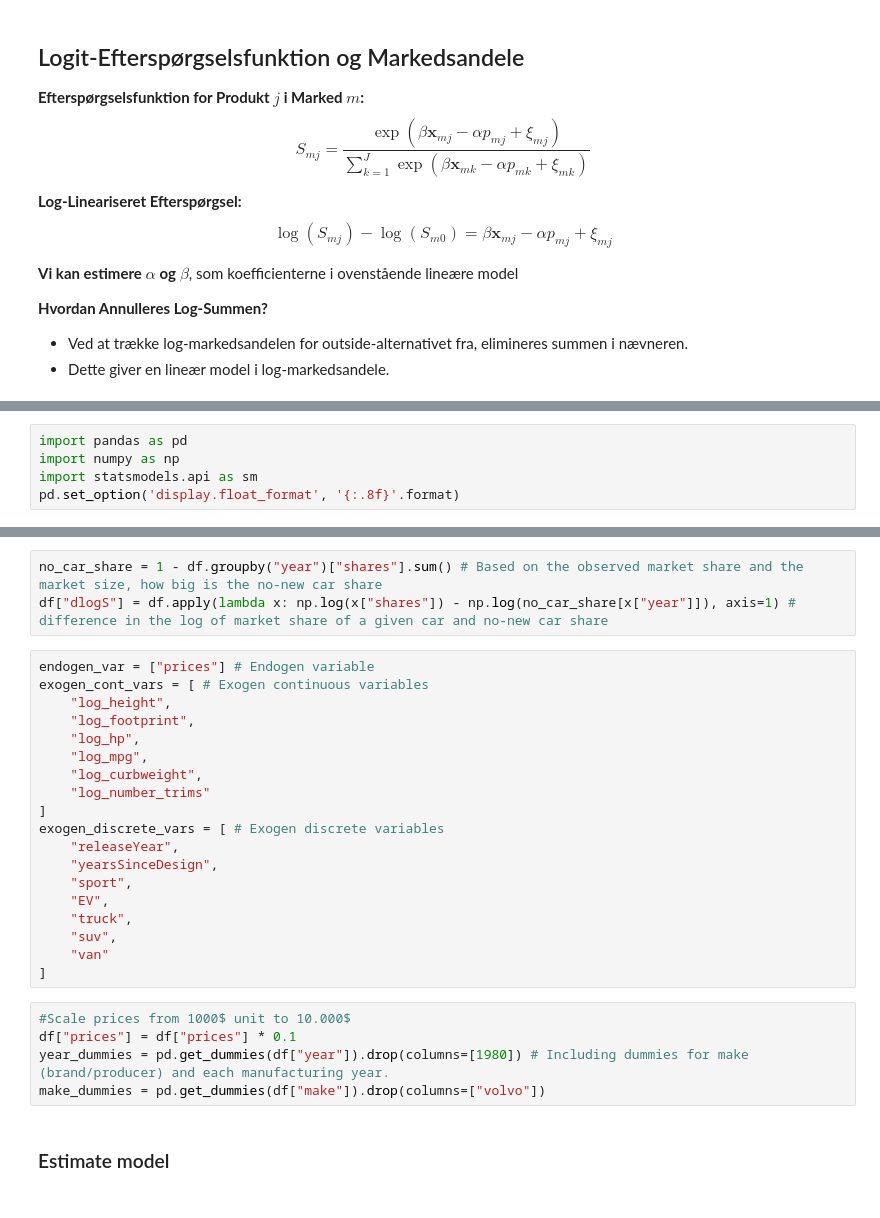
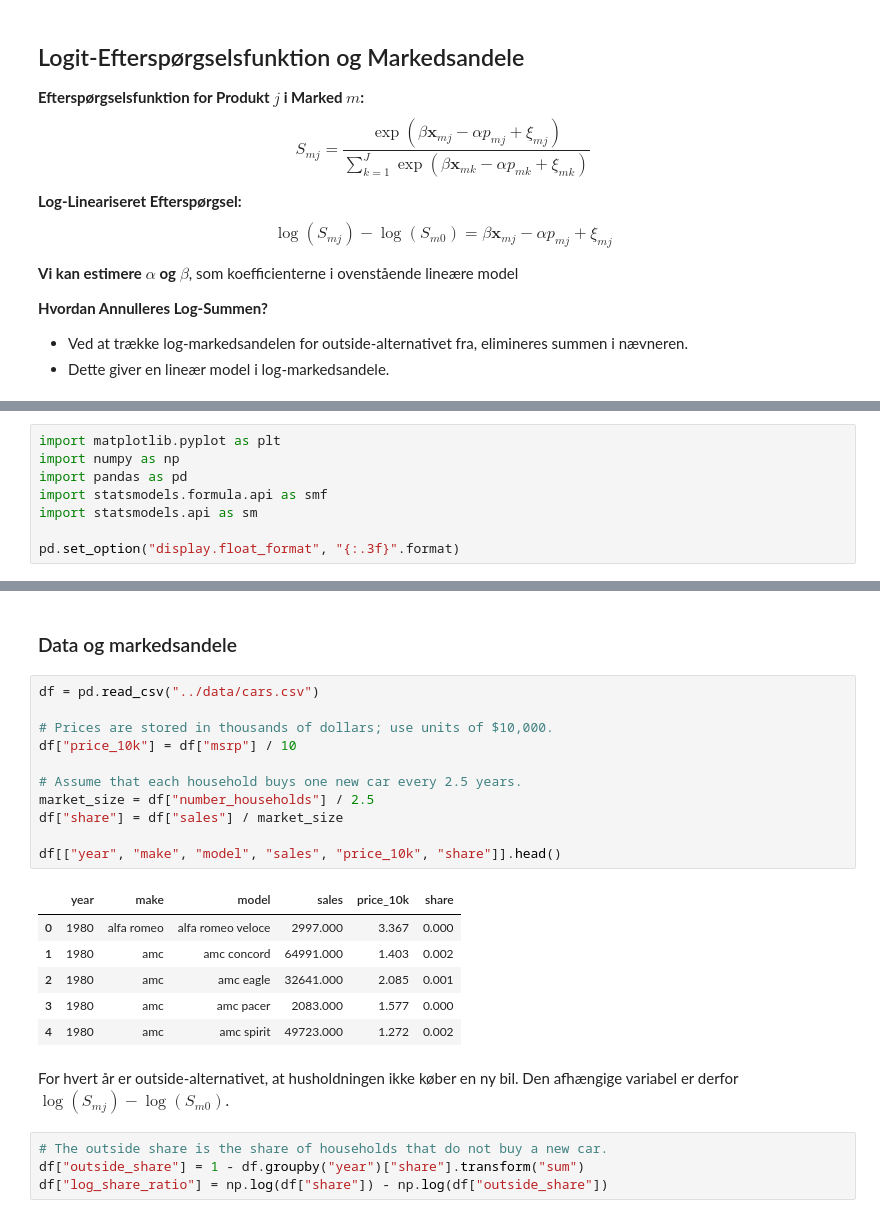
Before and after one commit to bschjerning/EconometricsA, a Jupyter notebook: 1_lectures/01_intro/01_intro_example.ipynb, the cells around one changed output, grey strips where cells are left out. Drawn from its saved outputs; the diff is of its cells as text.

```diff
--- a/1_lectures/01_intro/01_intro_example.ipynb
+++ b/1_lectures/01_intro/01_intro_example.ipynb
@@ -52,5 +52,8 @@ $$
 # %%
+import matplotlib.pyplot as plt
+import numpy as np
 import pandas as pd
-import numpy as np
+import statsmodels.formula.api as smf
 import statsmodels.api as sm
-pd.set_option('display.float_format', '{:.8f}'.format)
+
+pd.set_option("display.float_format", "{:.3f}".format)
@@ -68,29 +60,26 @@ df["shares"] = df.apply(lambda x: x["sales"] / (x["number_households"] / 2.5), a
-# %%
-no_car_share = 1 - df.groupby("year")["shares"].sum() # Based on the observed market share and the market size, how big is the no-new car share
-df["dlogS"] = df.apply(lambda x: np.log(x["shares"]) - np.log(no_car_share[x["year"]]), axis=1) # difference in the log of market share of a given car and no-new car share
-# %%
-endogen_var = ["prices"] # Endogen variable
-exogen_cont_vars = [ # Exogen continuous variables
-    "log_height",
-    "log_footprint",
-    "log_hp",
-    "log_mpg",
-    "log_curbweight",
-    "log_number_trims"
-]
-exogen_discrete_vars = [ # Exogen discrete variables
-    "releaseYear",
-    "yearsSinceDesign",
-    "sport",
-    "EV",
-    "truck",
-    "suv",
-    "van"
-]
-# %%
-#Scale prices from 1000$ unit to 10.000$
-df["prices"] = df["prices"] * 0.1
-year_dummies = pd.get_dummies(df["year"]).drop(columns=[1980]) # Including dummies for make (brand/producer) and each manufacturing year.
-make_dummies = pd.get_dummies(df["make"]).drop(columns=["volvo"])
-# %% [markdown]
-### Estimate model
+# %% [markdown]
+### Data og markedsandele
+# %%
+df = pd.read_csv("../data/cars.csv")
+
+# Prices are stored in thousands of dollars; use units of $10,000.
+df["price_10k"] = df["msrp"] / 10
+
+# Assume that each household buys one new car every 2.5 years.
+market_size = df["number_households"] / 2.5
+df["share"] = df["sales"] / market_size
+
+df[["year", "make", "model", "sales", "price_10k", "share"]].head()
+# %% [output]
+|  | year | make | model | sales | price_10k | share |
+| 0 | 1980 | alfa romeo | alfa romeo veloce | 2997.000 | 3.367 | 0.000 |
+| 1 | 1980 | amc | amc concord | 64991.000 | 1.403 | 0.002 |
+| 2 | 1980 | amc | amc eagle | 32641.000 | 2.085 | 0.001 |
+| 3 | 1980 | amc | amc pacer | 2083.000 | 1.577 | 0.000 |
+| 4 | 1980 | amc | amc spirit | 49723.000 | 1.272 | 0.002 |
+# %% [markdown]
+For hvert år er outside-alternativet, at husholdningen ikke køber en ny bil. Den afhængige variabel er derfor $\log(S_{mj})-\log(S_{m0})$.
+# %%
+# The outside share is the share of households that do not buy a new car.
+df["outside_share"] = 1 - df.groupby("year")["share"].transform("sum")
+df["log_share_ratio"] = np.log(df["share"]) - np.log(df["outside_share"])
```
Also changed, not shown: parts of 22 cells of this notebook, 1 other file.
